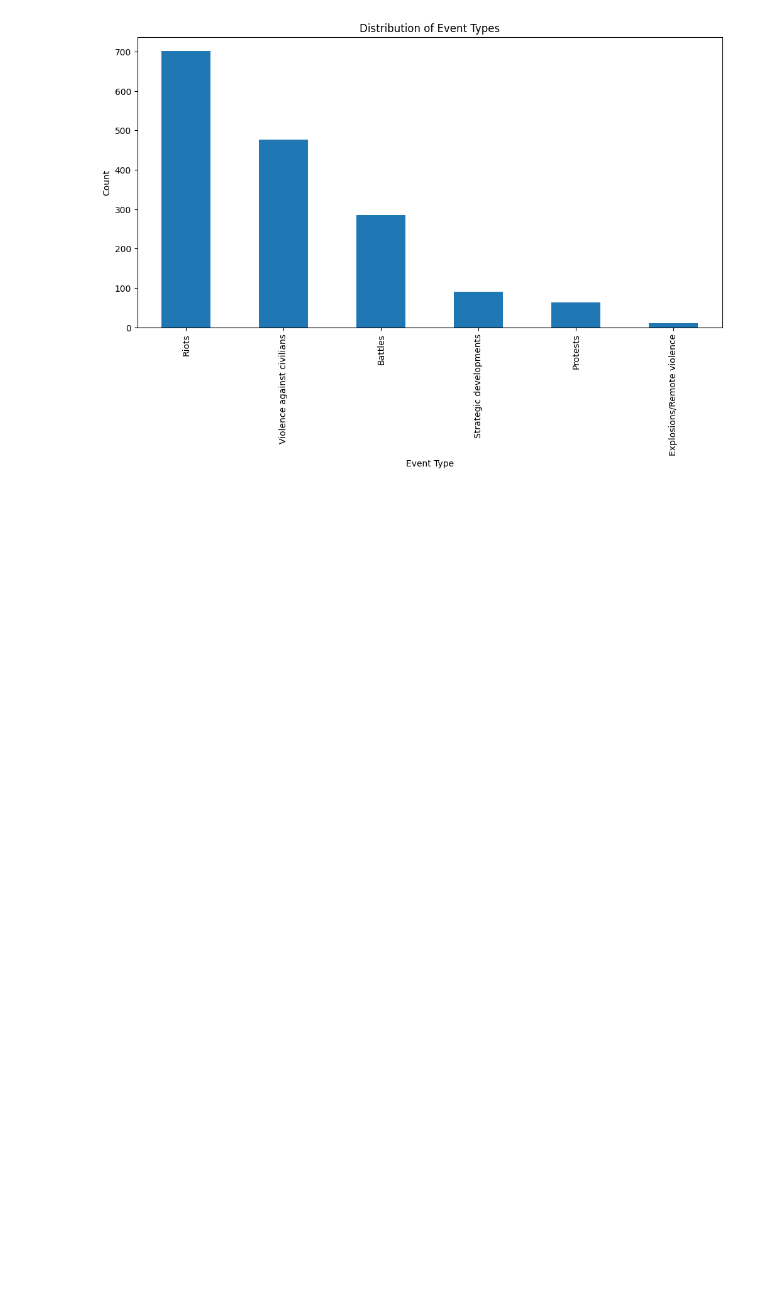
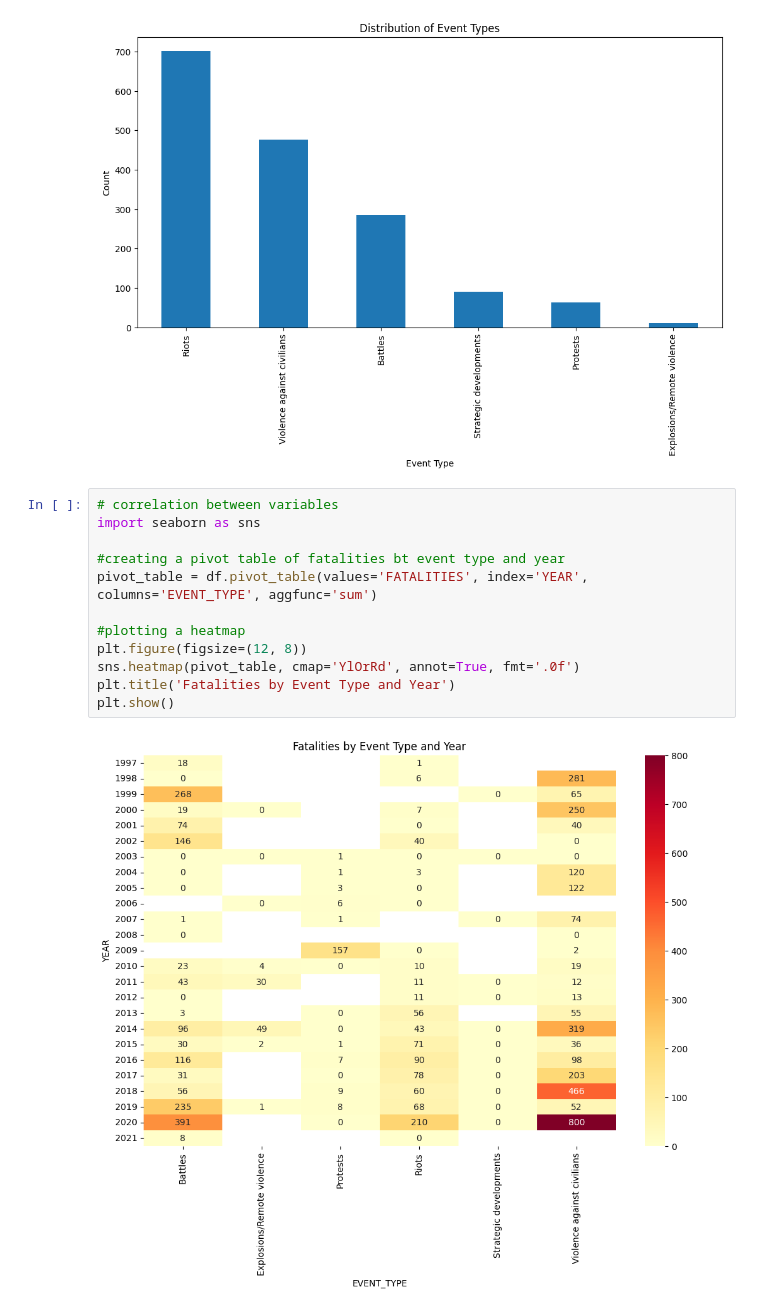
Before and after one commit to WambuiGichuru/365DaysOfCode, a Jupyter notebook: week3/Africa_Conflicts.ipynb, the cells around one changed output. Drawn from its saved outputs; the diff is of its cells as text; blank space fills up the shorter version.

Commit message:
correlation analysis on the event types, years and fatality count

```diff
--- a/week3/Africa_Conflicts.ipynb
+++ b/week3/Africa_Conflicts.ipynb
@@ -326,3 +326,17 @@ plt.ylabel('Count')
 plt.show()
 # %% [output]
 [figure]
+# %%
+# correlation between variables
+import seaborn as sns
+
+#creating a pivot table of fatalities bt event type and year
+pivot_table = df.pivot_table(values='FATALITIES', index='YEAR', columns='EVENT_TYPE', aggfunc='sum')
+
+#plotting a heatmap
+plt.figure(figsize=(12, 8))
+sns.heatmap(pivot_table, cmap='YlOrRd', annot=True, fmt='.0f')
+plt.title('Fatalities by Event Type and Year')
+plt.show()
+# %% [output]
+[figure, added]
```
